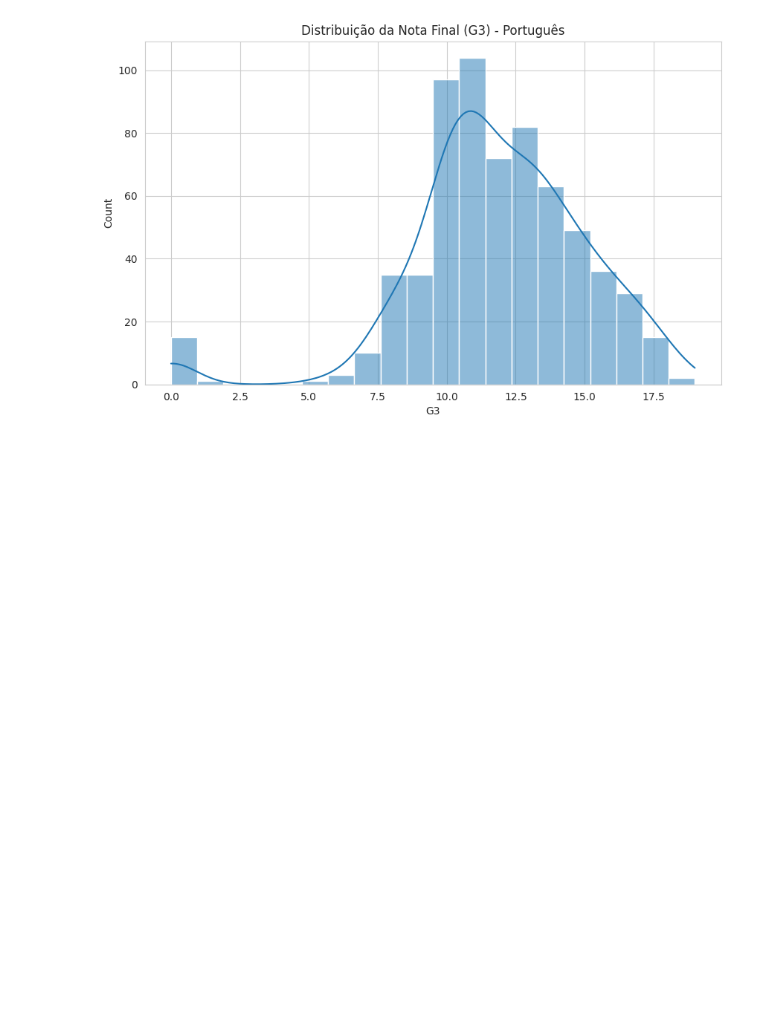
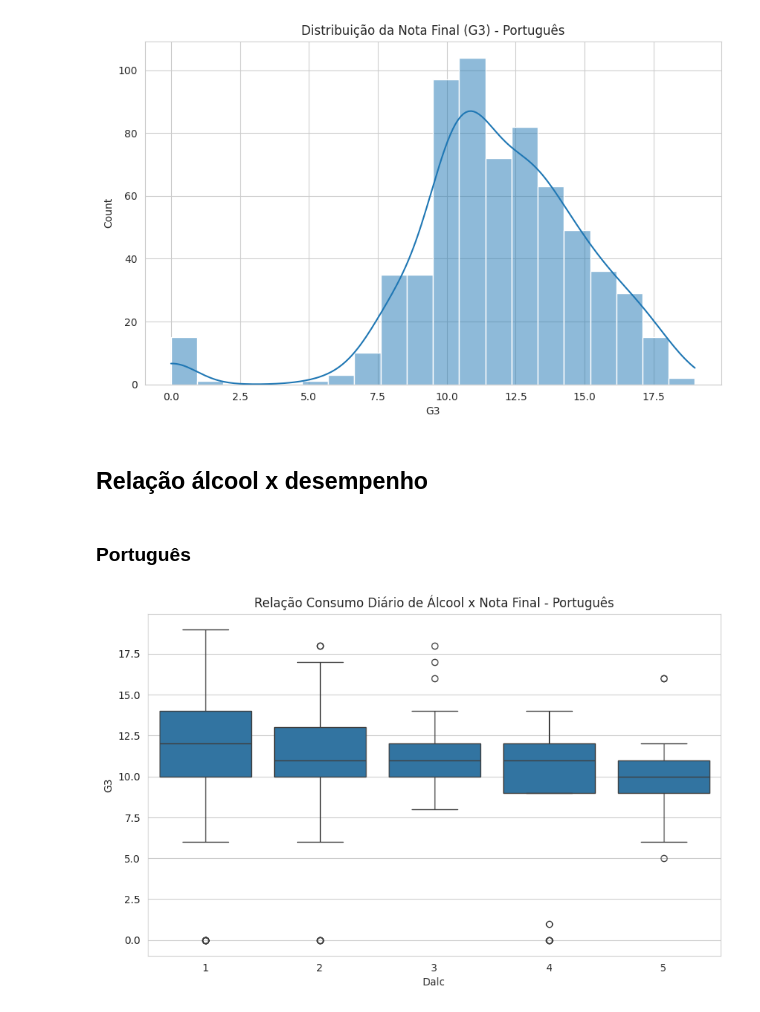
Before and after one commit to albvieiraa/student-alcohol-consumption-ml, a Jupyter notebook: 01_eda_student_data.ipynb, the cells around one changed output. Cells and saved outputs as stored; diff of their text form; code cells hidden in the pictures; blank space fills up the shorter version.

```diff
--- a/01_eda_student_data.ipynb
+++ b/01_eda_student_data.ipynb
@@ -131,3 +131,13 @@ plt.title("Distribuição da Nota Final (G3) - Português")
 plt.show()
 # %% [output]
 [figure]
+# %% [markdown]
+## Relação álcool x desempenho
+# %% [markdown]
+### Português
+# %%
+sns.boxplot(x='Dalc', y='G3', data=port_df)
+plt.title("Relação Consumo Diário de Álcool x Nota Final - Português")
+plt.show()
+# %% [output]
+[figure, added]
```
Also changed, not shown: parts of 13 cells of this notebook.
